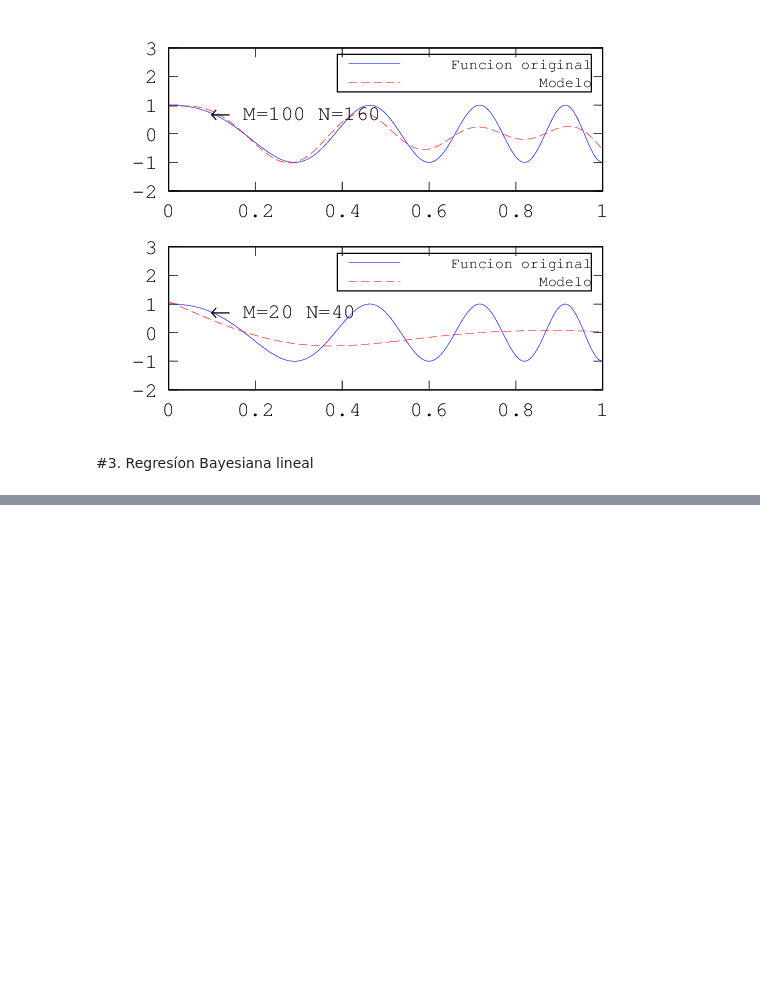
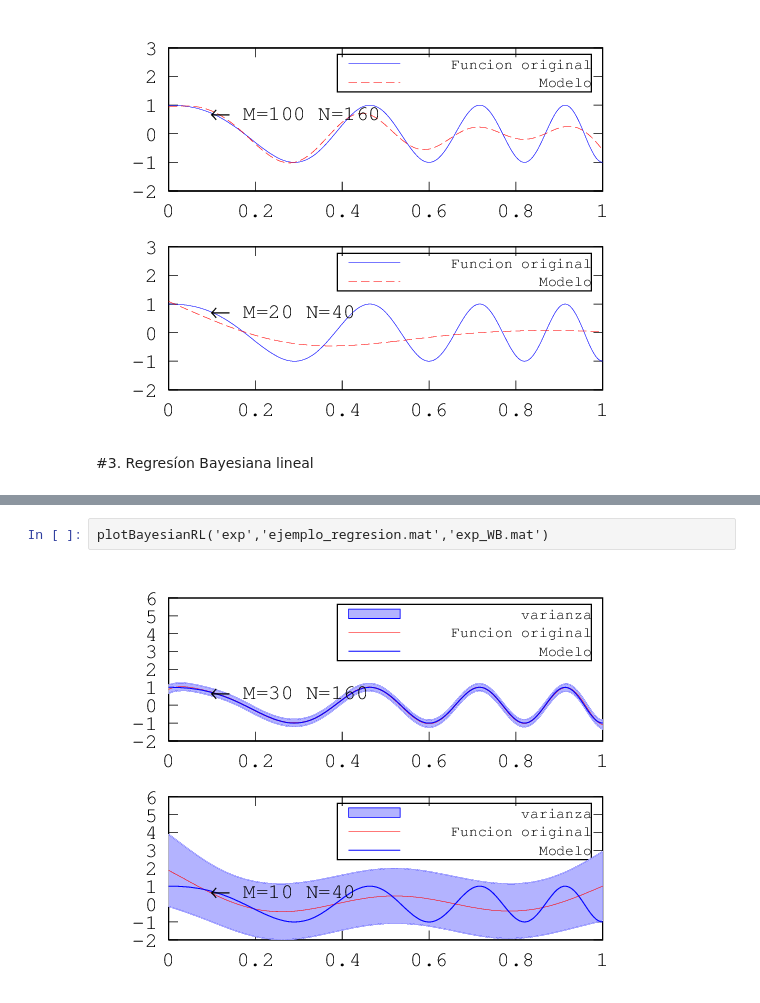
Before and after one commit to anguivego/InformeIA, a Jupyter notebook: lab2/regresion_lineal.ipynb, the cells around one changed output, grey strips where cells are left out. Drawn from its saved outputs; the diff is of its cells as text; blank space fills up the shorter version.

```diff
--- a/lab2/regresion_lineal.ipynb
+++ b/lab2/regresion_lineal.ipynb
@@ -449,0 +496,4 @@ set(h_legend,'FontSize',7);
+# %%
+plotBayesianRL('exp','ejemplo_regresion.mat','exp_WB.mat')
+# %% [output]
+[figure, added]
```
Also changed, not shown: parts of 9 cells of this notebook, 8 other files.
